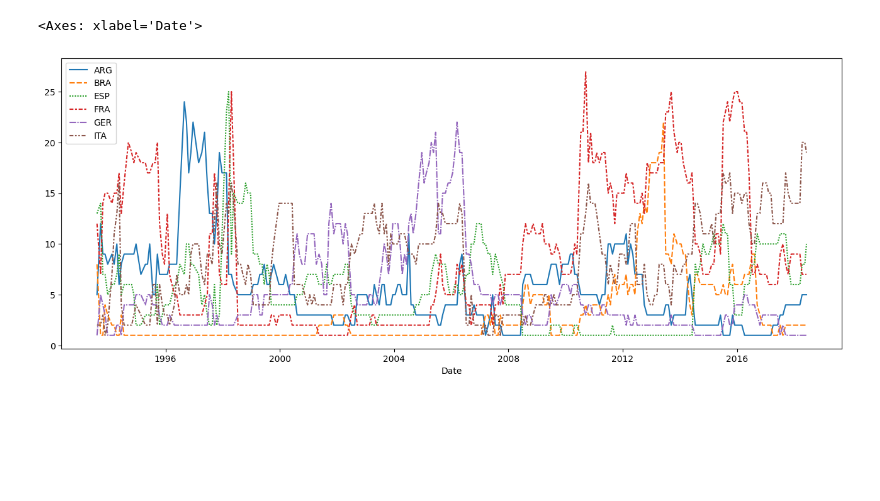
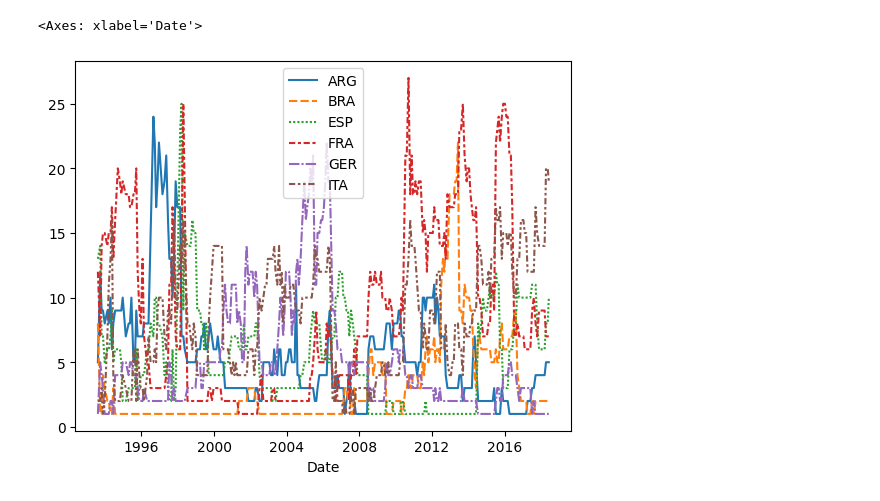
Before and after one commit to ThieuDuong0111/Data-Visualization, a Jupyter notebook: Tutorial/01-Hello-Seaborn/hello-seaborn.ipynb, the cells around one changed output. Drawn from its saved outputs; the diff is of its cells as text; code cells hidden in the pictures; blank space fills up the shorter version.

```diff
--- a/Tutorial/01-Hello-Seaborn/hello-seaborn.ipynb
+++ b/Tutorial/01-Hello-Seaborn/hello-seaborn.ipynb
@@ -5,15 +5,12 @@ import seaborn as sns
 # %%
 # Path of the file to read
 fifa_filepath = "../fifa.csv"
 
 # Read the file into a variable fifa_data
 fifa_data = pd.read_csv(fifa_filepath, index_col="Date", parse_dates=True)
 
-# Set the width and height of the figure
-plt.figure(figsize=(16,6))
-
 # Line chart showing how FIFA rankings evolved over time
 sns.lineplot(data=fifa_data)
 # %% [output]
 <Axes: xlabel='Date'>
-[figure, old version]
+[figure, new version]
```
Also changed, not shown: 8 other files.
